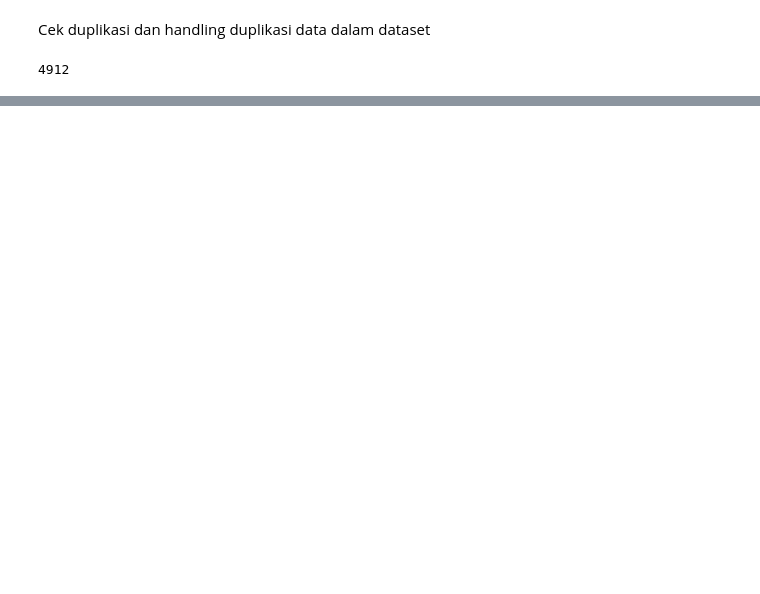
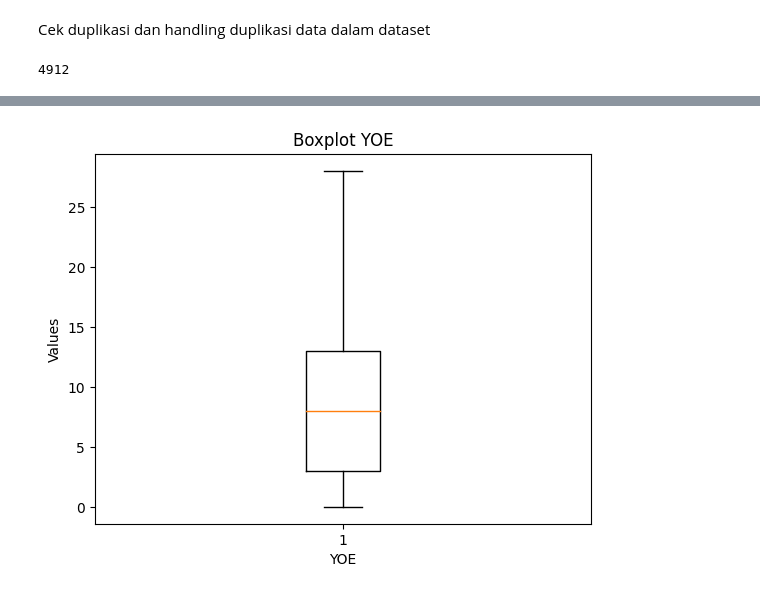
Before and after one commit to jawahirulfn/UAS-Visualisasi_Data, a Jupyter notebook: clean_data/dataclean.ipynb, the cells around one changed output, grey strips where cells are left out. Drawn from its saved outputs; the diff is of its cells as text; code cells hidden in the pictures; blank space fills up the shorter version.

```diff
--- a/clean_data/dataclean.ipynb
+++ b/clean_data/dataclean.ipynb
@@ -143,0 +170,9 @@ data_clean.drop_duplicates(inplace=True)
+# %%
+# Cek Outlier kolom years_of_experience
+plt.boxplot(data_clean['years_of_experience'])
+plt.title('Boxplot YOE')
+plt.xlabel('YOE')
+plt.ylabel('Values')
+plt.show()
+# %% [output]
+[figure, added]
```
Also changed, not shown: parts of 18 cells of this notebook, 5 other files.
